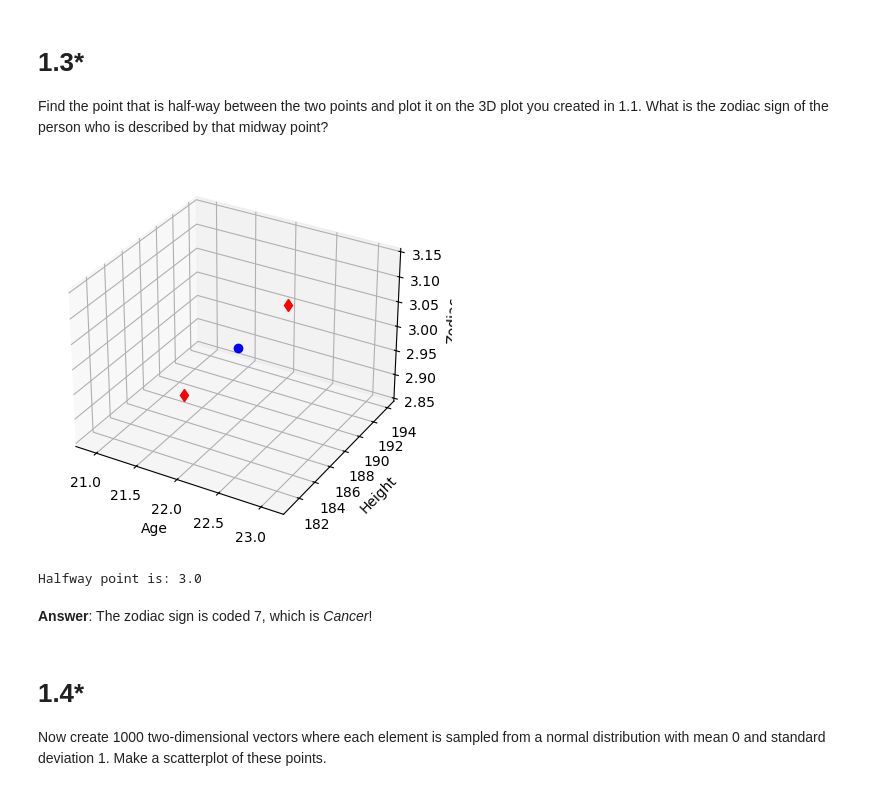
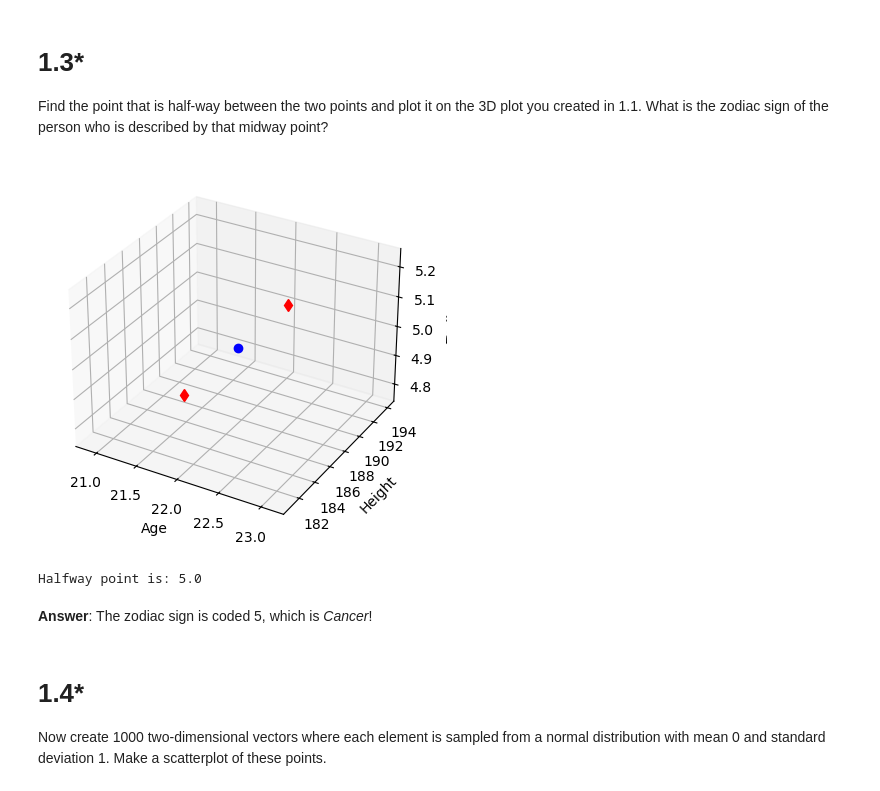
Before and after one commit to noa-bit/dm1590-labs, a Jupyter notebook: lab-2/DM1590_Lab2.ipynb, the cells around one changed output. Cells and saved outputs as stored; diff of their text form; code cells hidden in the pictures.

```diff
--- a/lab-2/DM1590_Lab2.ipynb
+++ b/lab-2/DM1590_Lab2.ipynb
@@ -52,30 +52,30 @@ Find the point that is half-way between the two points and plot it on the 3D plo
 # %%
 def halfway(a, b):
     return (a + b) / 2
 
-noa = np.array([22, 181, 3])
-erk = np.array([22, 194, 3])
+noa = np.array([22, 181, 5])
+erk = np.array([22, 194, 5])
 halfway_point = halfway(noa, erk)
 
 fig = plt.figure()
 ax = fig.add_subplot(111, projection='3d')
 
 ax.plot(*noa, 'rd')
 ax.plot(*erk, 'rd')
 ax.plot(*halfway_point, 'bo')
 
 ax.set_xlabel('Age')
 ax.set_ylabel('Height')
 ax.set_zlabel('Zodiac')
 
 plt.show()
 #print(halfway_point)
 print(f"Halfway point is: {np.floor(halfway_point[2])}")
 # %% [output]
-[figure, old version]
+[figure, new version]
-Halfway point is: 3.0
+Halfway point is: 5.0
 # %% [markdown]
-**Answer**: The zodiac sign is coded 7, which is *Cancer*!
+**Answer**: The zodiac sign is coded 5, which is *Cancer*!
 # %% [markdown]
 # 1.4*
 
```
Also changed, not shown: parts of 3 cells of this notebook.
